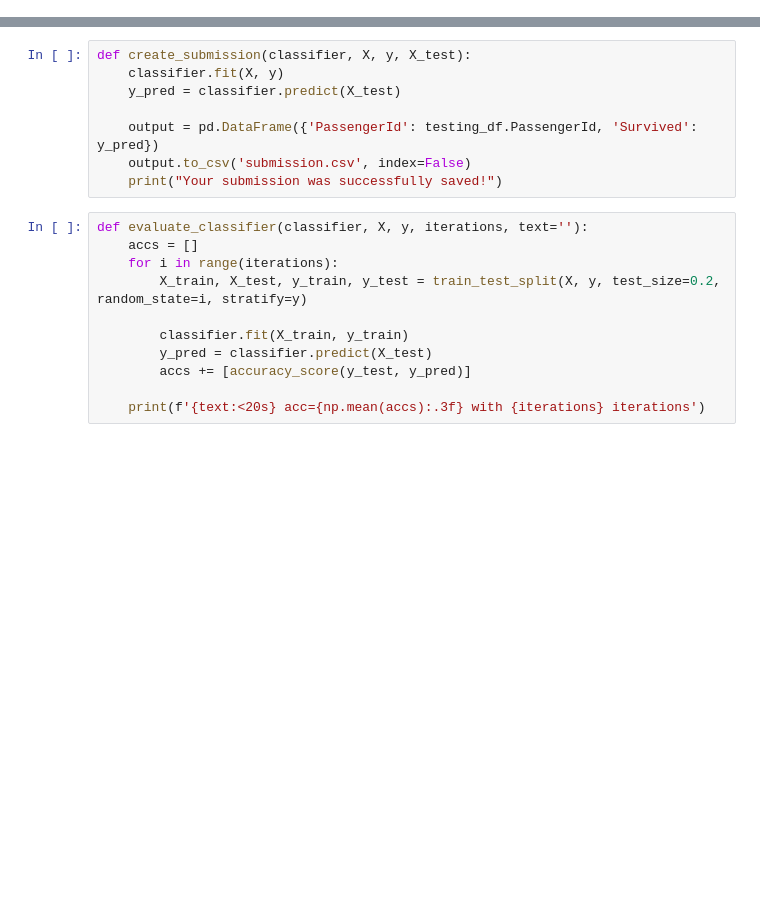
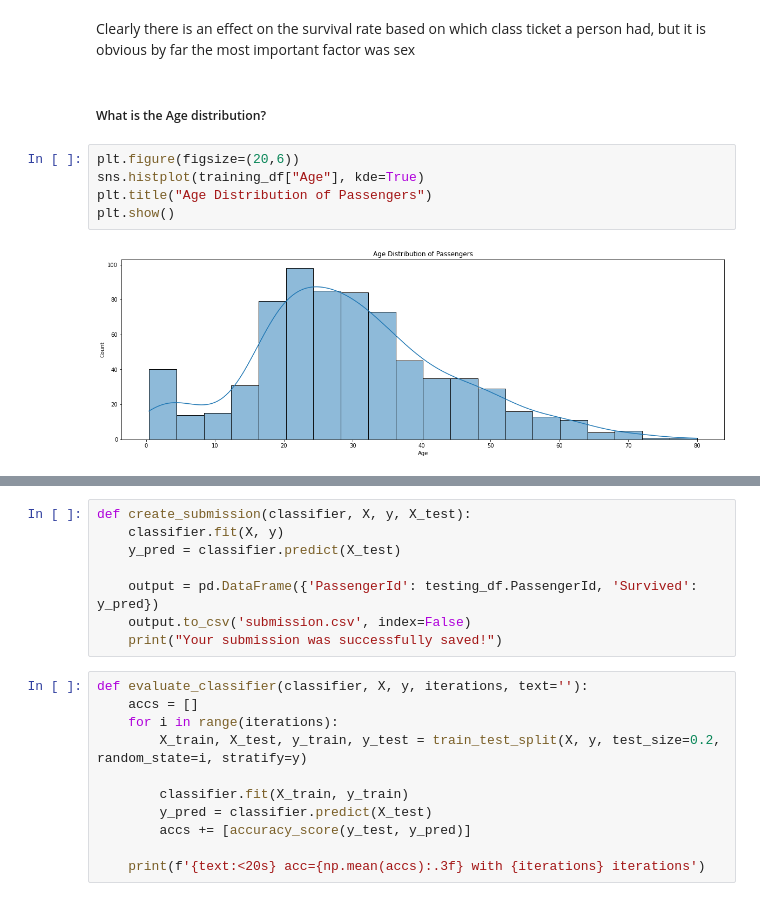
Before and after one commit to jonivrapi/applied-ml, a Jupyter notebook: assignments/assignment4/Vrapi-Assignment4.ipynb, the cells around one changed output, grey strips where cells are left out. Drawn from its saved outputs; the diff is of its cells as text; blank space fills up the shorter version.

```diff
--- a/assignments/assignment4/Vrapi-Assignment4.ipynb
+++ b/assignments/assignment4/Vrapi-Assignment4.ipynb
@@ -148,0 +139,11 @@ fare mean: 32.204207968574636 | min: 0.0 | max: 512.3292
+# %% [markdown]
+Clearly there is an effect on the survival rate based on which class ticket a person had, but it is obvious by far the most important factor was sex
+# %% [markdown]
+##### What is the Age distribution?
+# %%
+plt.figure(figsize=(20,6))
+sns.histplot(training_df["Age"], kde=True)
+plt.title("Age Distribution of Passengers")
+plt.show()
+# %% [output]
+[figure, added]
```
Also changed, not shown: parts of 45 cells of this notebook, 3 other files.
